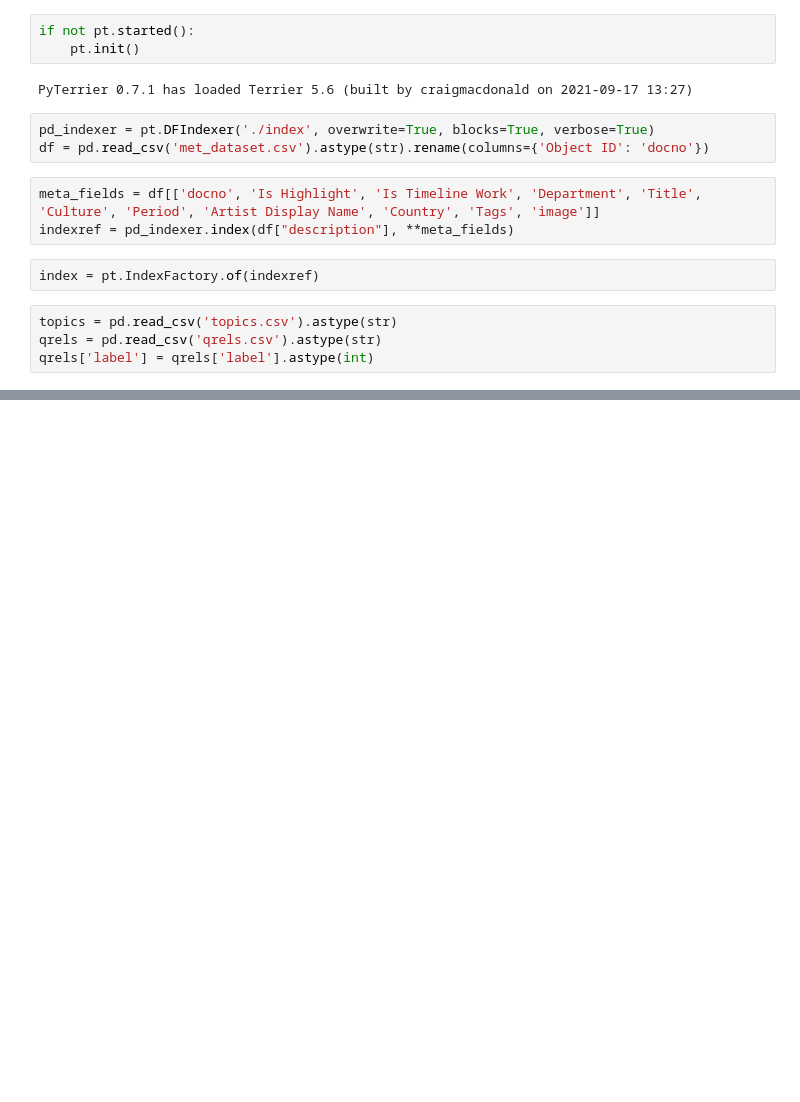
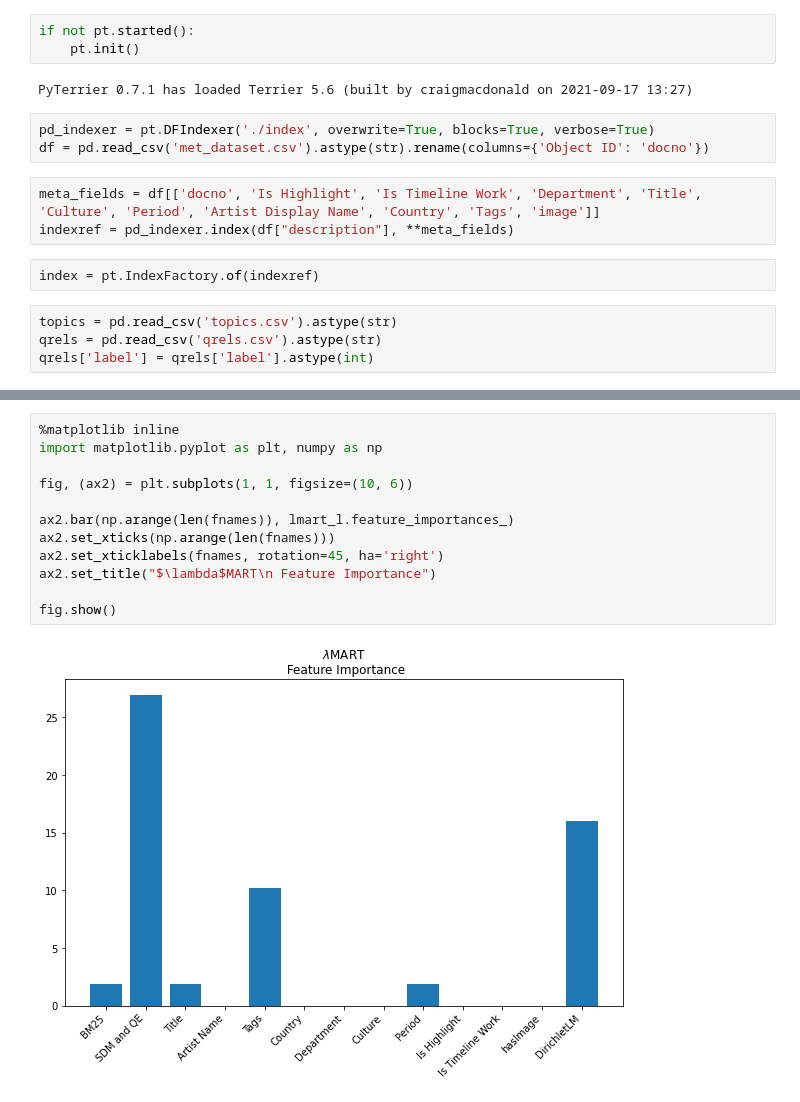
Before and after one commit to zhiyuan-Z/Artwork-Search-Engine, a Jupyter notebook: SI650Project.ipynb, the cells around one changed output, grey strips where cells are left out. Saved outputs shown, nothing was run; the diff lists cells and outputs as text; blank space fills up the shorter version.

```diff
--- a/SI650Project.ipynb
+++ b/SI650Project.ipynb
@@ -128,3 +128,17 @@ pt.Experiment(
+# %%
+%matplotlib inline
+import matplotlib.pyplot as plt, numpy as np
+
+fig, (ax2) = plt.subplots(1, 1, figsize=(10, 6))
+
+ax2.bar(np.arange(len(fnames)), lmart_l.feature_importances_)
+ax2.set_xticks(np.arange(len(fnames)))
+ax2.set_xticklabels(fnames, rotation=45, ha='right')
+ax2.set_title("$\lambda$MART\n Feature Importance")
+
+fig.show()
+# %% [output]
+[figure, added]
 # %%
 lmart_x_pipe.search('river and forest')
 # %% [output]
```
Also changed, not shown: parts of 5 cells of this notebook, 2 other files.
